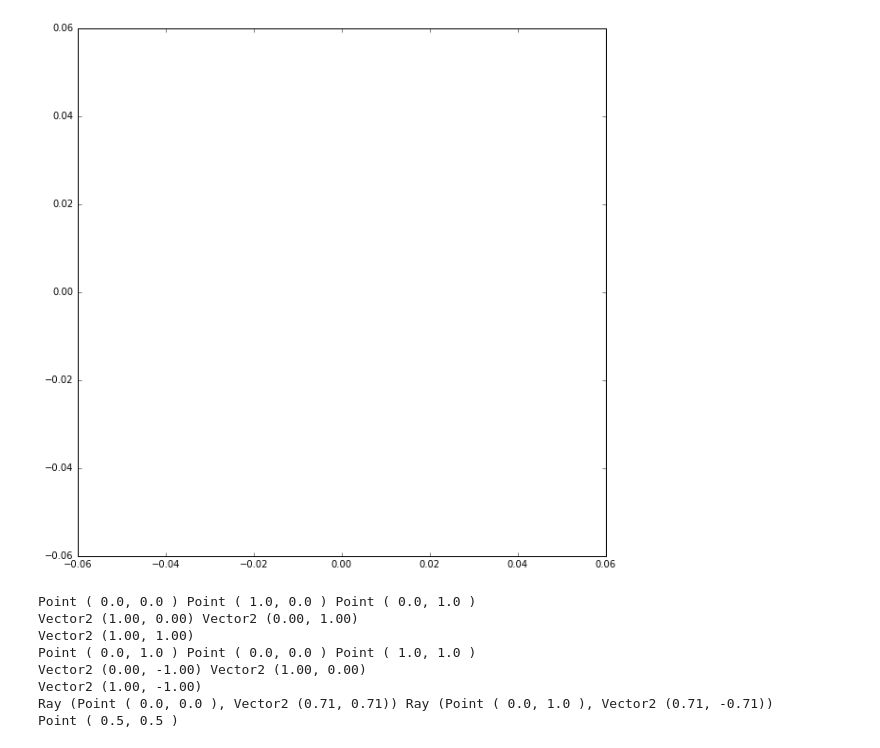
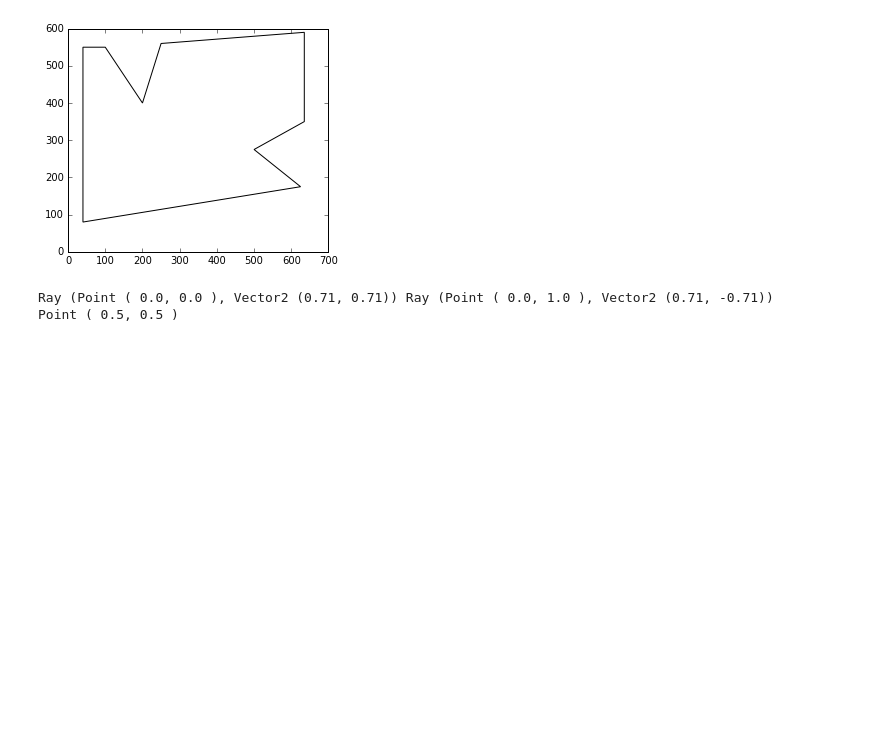
Before and after one commit to luwei14/ShapeAnalyzer, a Jupyter notebook: skeleton.ipynb, the cells around one changed output. Saved outputs shown, nothing was run; the diff lists cells and outputs as text; code cells hidden in the pictures; blank space fills up the shorter version.

```diff
--- a/skeleton.ipynb
+++ b/skeleton.ipynb
@@ -1,38 +1,38 @@
 # %%
 import matplotlib.pyplot as plt
 import matplotlib.patches as patches
 import numpy as np
 plt.axis("equal")
 fig_size = [10,10]
 plt.rcParams["figure.figsize"] = fig_size
 
 data =np.array([[40, 50],
        [40, 520],
        [625,425],
        [500,325],
        [635,250],
        [635,10],
        [250,40],
        [200,200],
        [100,50]])
+data[:,1] = data[:,1] *-1 + 600
 
-poly = plt.Polygon(data,edgecolor="k",closed=True)
+plt.axes()
+poly = plt.Polygon(data,fill=None,edgecolor="k",closed=True)
 plt.gca().add_patch(poly)
 #plt.plot(data[:,0],-data[:,1])
+plt.axis('scaled')
 plt.show()
 # %% [output]
-[figure, old version]
+[figure, new version]
 # %%
 from shapeanalyzer.vectmat import Vector2
-from shapeanalyzer.shapes import Point, LineSegment, Ray
+from shapeanalyzer.shapes import Point, LineSegment, Ray, Polygon, Line
 
 def bisector(po, p1, p2):
-    print po,p1,p2
     v1 = Vector2(p1.x-po.x, p1.y-po.y).normalize()
     v2 = Vector2(p2.x-po.x, p2.y-po.y).normalize()
-    print v1, v2
     bv = v1+v2
-    print bv
     return Ray(po,bv.normalize())
 
 p0 = Point(0,0)
@@ -45,12 +45,6 @@ print ray1, ray2
 rint = ray1.intersection(ray2)
 print rint
 # %% [output]
-Point ( 0.0, 0.0 ) Point ( 1.0, 0.0 ) Point ( 0.0, 1.0 )
-Vector2 (1.00, 0.00) Vector2 (0.00, 1.00)
-Vector2 (1.00, 1.00)
-Point ( 0.0, 1.0 ) Point ( 0.0, 0.0 ) Point ( 1.0, 1.0 )
-Vector2 (0.00, -1.00) Vector2 (1.00, 0.00)
-Vector2 (1.00, -1.00)
 Ray (Point ( 0.0, 0.0 ), Vector2 (0.71, 0.71)) Ray (Point ( 0.0, 1.0 ), Vector2 (0.71, -0.71))
 Point ( 0.5, 0.5 )
 # %%
```
Also changed, not shown: parts of 5 cells of this notebook, 6 other files.
